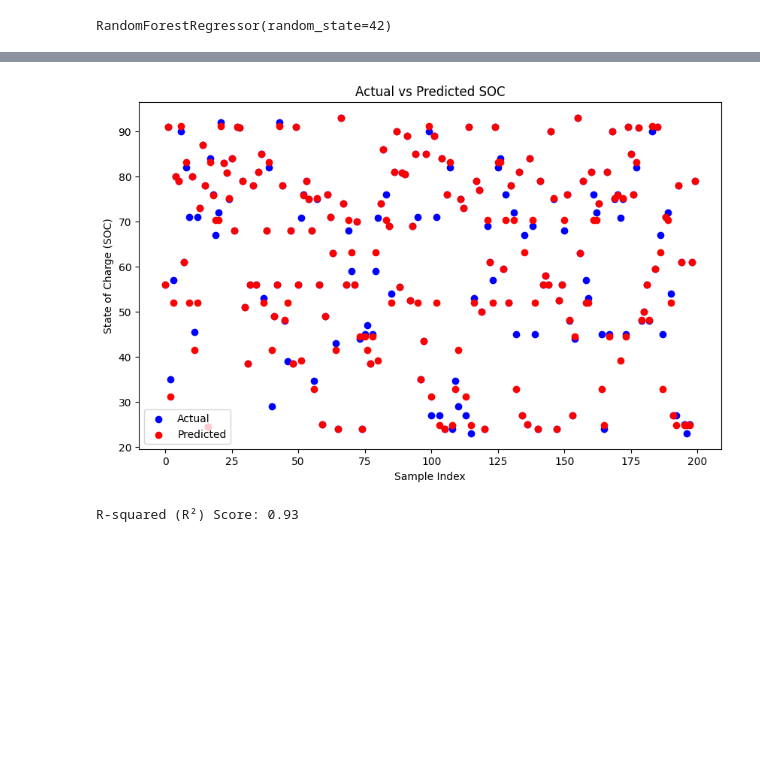
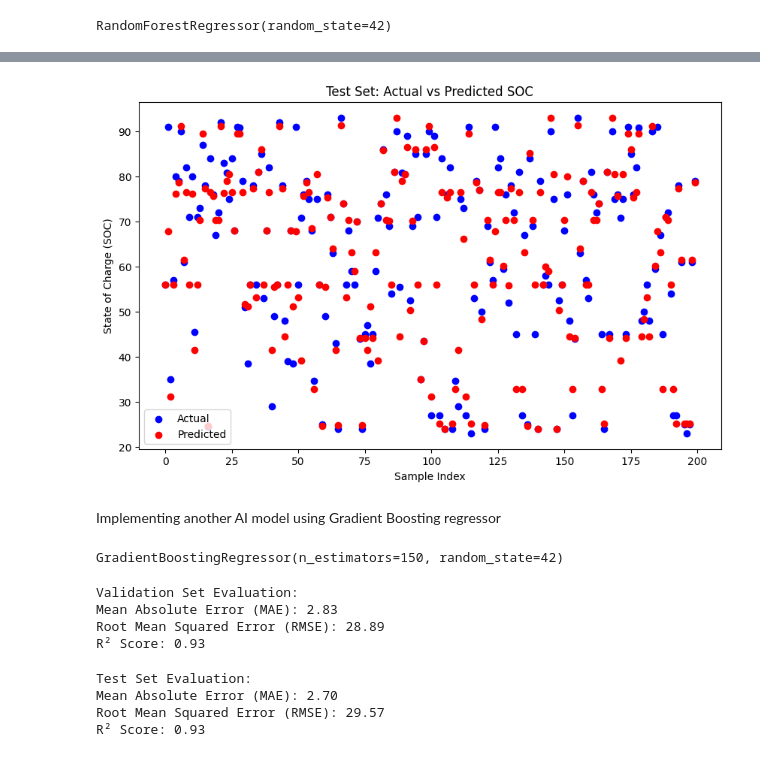
Before and after one commit to Keaton-Francis-Fernandes/Battery-SOC, a Jupyter notebook: battery_soc.ipynb, the cells around one changed output, grey strips where cells are left out. Drawn from its saved outputs; the diff is of its cells as text; code cells hidden in the pictures; blank space fills up the shorter version.

```diff
--- a/battery_soc.ipynb
+++ b/battery_soc.ipynb
@@ -185,7 +185,9 @@ target = "Soc"
 
 X = battery_data[features]
 y = battery_data[target]
-X_train, X_test, y_train, y_test = train_test_split(X, y, test_size=0.2, random_state=42)
+
+X_train_val, X_test, y_train_val, y_test = train_test_split(X, y, test_size=0.2, random_state=42)
+X_train, X_val, y_train, y_val = train_test_split(X_train_val, y_train_val, test_size=0.25, random_state=42)
 # %%
 scaler = StandardScaler()
 X_train_scaled = scaler.fit_transform(X_train)
@@ -198,11 +216,11 @@ RandomForestRegressor(random_state=42)
 # %%
-y_pred = model.predict(X_test_scaled)
+y_test_pred = model.predict(X_test_scaled)
+test_mae = mean_absolute_error(y_test, y_test_pred)
+test_rmse = mean_squared_error(y_test, y_test_pred)
+test_r2 = r2_score(y_test, y_test_pred)
 
-
-mae = mean_absolute_error(y_test, y_pred)
-rmse = mean_squared_error(y_test, y_pred)
-
-print(f"\nModel Evaluation:")
-print(f"Mean Absolute Error (MAE): {mae:.2f}")
-print(f"Root Mean Squared Error (RMSE): {rmse:.2f}")
+print("\nTest Set Evaluation:")
+print(f"Mean Absolute Error (MAE): {test_mae:.2f}")
+print(f"Root Mean Squared Error (RMSE): {test_rmse:.2f}")
+print(f"R² Score: {test_r2:.2f}")
 # %% [output]
@@ -212,20 +242,50 @@ Root Mean Squared Error (RMSE): 29.30
 # %%
 plt.figure(figsize=(10, 6))
 plt.scatter(range(len(y_test)), y_test, color='blue', label='Actual')
-plt.scatter(range(len(y_pred)), y_pred, color='red', label='Predicted')
-plt.title('Actual vs Predicted SOC')
+plt.scatter(range(len(y_test_pred)), y_test_pred, color='red', label='Predicted')
+plt.title('Test Set: Actual vs Predicted SOC')
 plt.xlabel('Sample Index')
 plt.ylabel('State of Charge (SOC)')
 plt.legend()
 plt.show()
 # %% [output]
-[figure, old version]
+[figure, new version]
-# %%
-from sklearn.metrics import r2_score
-
-
-r2 = r2_score(y_test, y_pred)
-
-print(f"\nR-squared (R²) Score: {r2:.2f}")
-# %% [output]
-R-squared (R²) Score: 0.93
+# %% [markdown]
+Implementing another AI model using Gradient Boosting regressor
+# %%
+from sklearn.ensemble import GradientBoostingRegressor
+
+gbr_model = GradientBoostingRegressor(random_state=42, n_estimators=150, learning_rate=0.1, max_depth=3)
+gbr_model.fit(X_train_scaled, y_train)
+# %% [output]
+GradientBoostingRegressor(n_estimators=150, random_state=42)
+# %%
+y_val_pred = gbr_model.predict(X_val_scaled)
+val_mae = mean_absolute_error(y_val, y_val_pred)
+val_rmse = mean_squared_error(y_val, y_val_pred)
+val_r2 = r2_score(y_val, y_val_pred)
+
+print("\nValidation Set Evaluation:")
+print(f"Mean Absolute Error (MAE): {val_mae:.2f}")
+print(f"Root Mean Squared Error (RMSE): {val_rmse:.2f}")
+print(f"R² Score: {val_r2:.2f}")
+# %% [output]
+Validation Set Evaluation:
+Mean Absolute Error (MAE): 2.83
+Root Mean Squared Error (RMSE): 28.89
+R² Score: 0.93
+# %%
+y_test_pred = gbr_model.predict(X_test_scaled)
+test_mae = mean_absolute_error(y_test, y_test_pred)
+test_rmse = mean_squared_error(y_test, y_test_pred)
+test_r2 = r2_score(y_test, y_test_pred)
+
+print("\nTest Set Evaluation:")
+print(f"Mean Absolute Error (MAE): {test_mae:.2f}")
+print(f"Root Mean Squared Error (RMSE): {test_rmse:.2f}")
+print(f"R² Score: {test_r2:.2f}")
+# %% [output]
+Test Set Evaluation:
+Mean Absolute Error (MAE): 2.70
+Root Mean Squared Error (RMSE): 29.57
+R² Score: 0.93
```
Also changed, not shown: parts of 9 cells of this notebook.
